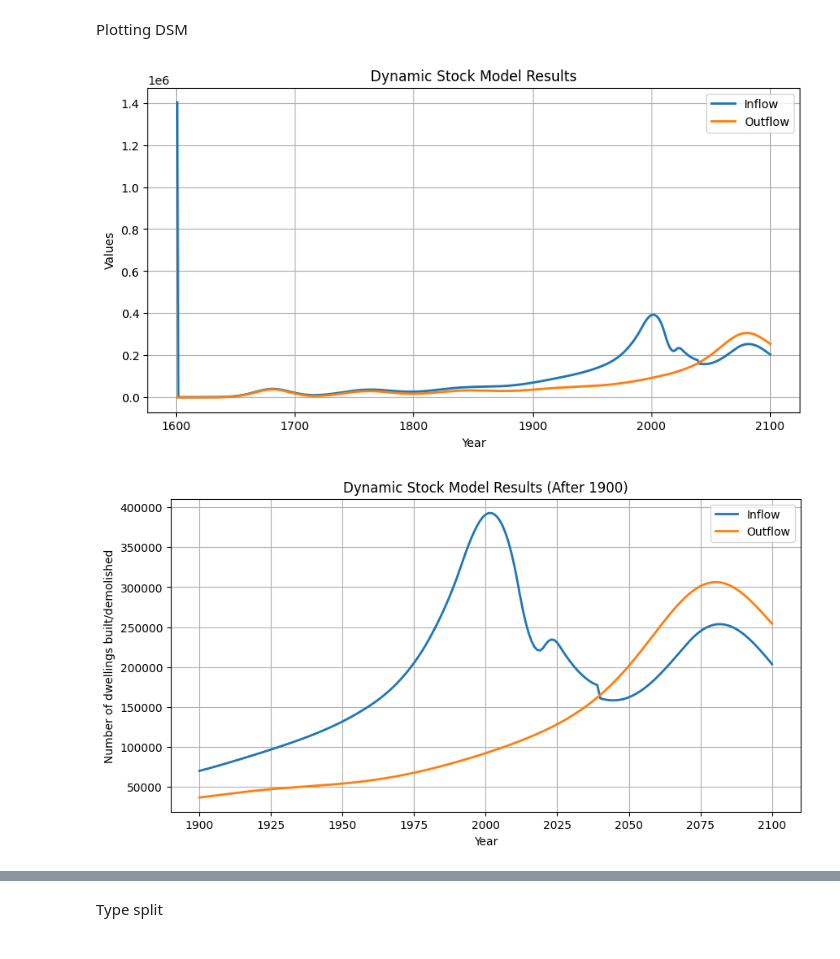
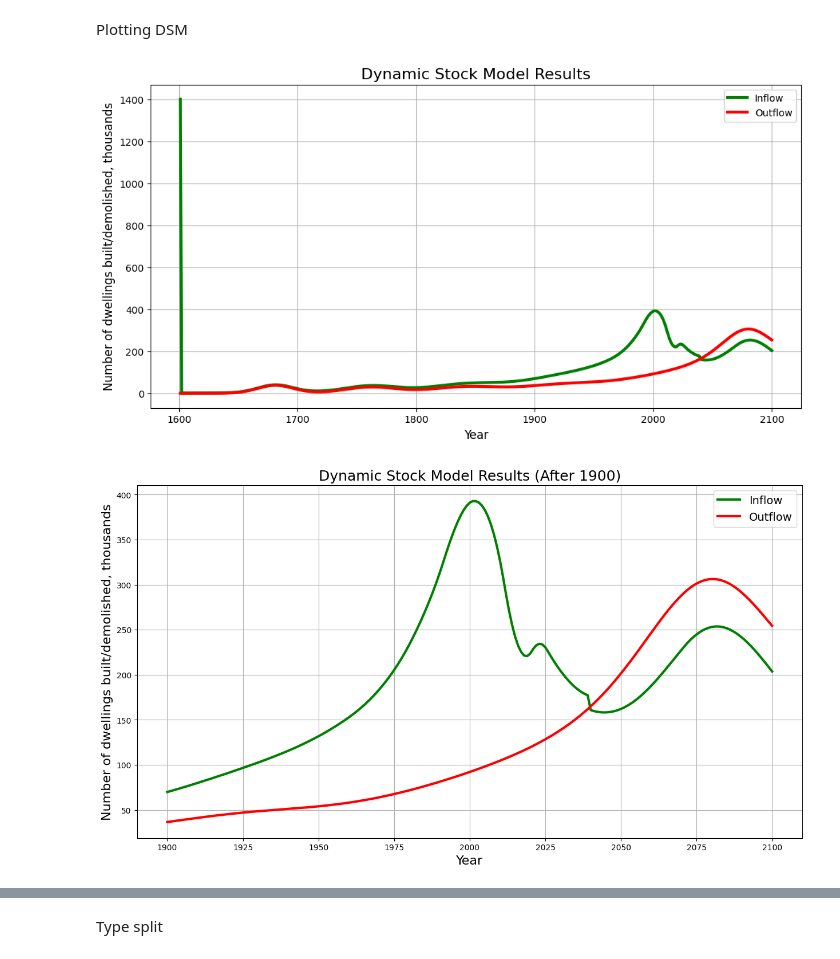
Before and after one commit to tdhunn01-design/MFA2, a Jupyter notebook: PPD_POP_Multiplied.ipynb, the cells around one changed output, grey strips where cells are left out. Drawn from its saved outputs; the diff is of its cells as text; code cells hidden in the pictures.

Commit message:
fixed some font sizes, linewidths, axis titles etc

```diff
--- a/PPD_POP_Multiplied.ipynb
+++ b/PPD_POP_Multiplied.ipynb
@@ -134,31 +134,30 @@ Plotting DSM
 # %%
 #plotting the results
 import matplotlib.pyplot as plt
-plt.figure(figsize=(10, 5))
-#plt.plot(t_array, product_values, label='Stock', linestyle='-', lw=2)
-plt.plot(t_array, I_all, label='Inflow', lw=2)
-plt.plot(t_array, O_C_1d, label='Outflow', lw=2)
-plt.title('Dynamic Stock Model Results')
-plt.xlabel('Year')
-plt.ylabel('Values')
+plt.figure(figsize=(12, 6))
+plt.plot(t_array, I_all/1000, label='Inflow', lw=3, color='green')
+plt.plot(t_array, O_C_1d/1000, label='Outflow', lw=3, color='red')
+plt.title('Dynamic Stock Model Results', fontsize=16)
+plt.xlabel('Year', fontsize=12)
+plt.ylabel('Number of dwellings built/demolished, thousands', fontsize=12)
 plt.legend()
 plt.grid(True)
 plt.show()
 # %% [output]
-[figure, old version]
+[figure, new version]
 # %%
 # plotting after 1900
-plt.figure(figsize=(10, 5))
-plt.plot(t_array[t_array >= 1900], I_all[t_array >= 1900], label='Inflow', lw=2)
-plt.plot(t_array[t_array >= 1900], O_C_1d[t_array >= 1900], label='Outflow', lw=2)
-plt.title('Dynamic Stock Model Results (After 1900)')
-plt.xlabel('Year')
-plt.ylabel('Number of dwellings built/demolished')
+plt.figure(figsize=(15, 8))
+plt.plot(t_array[t_array >= 1900], I_all[t_array >= 1900]/1000, label='Inflow', lw=3, color='green')
+plt.plot(t_array[t_array >= 1900], O_C_1d[t_array >= 1900]/1000, label='Outflow', lw=3, color='red')
+plt.title('Dynamic Stock Model Results (After 1900)', fontsize=18)
+plt.xlabel('Year', fontsize=16)
+plt.ylabel('Number of dwellings built/demolished, thousands', fontsize=16)
 plt.grid(True)
-plt.legend()
+plt.legend(fontsize=14)
 plt.show()
 # %% [output]
-[figure, old version]
+[figure, new version]
 # %%
 # Extracting data from the source file into a panda Dataframe
 validation_file = "inflow_validation.xlsx"
```
Also changed, not shown: parts of 12 cells of this notebook.
